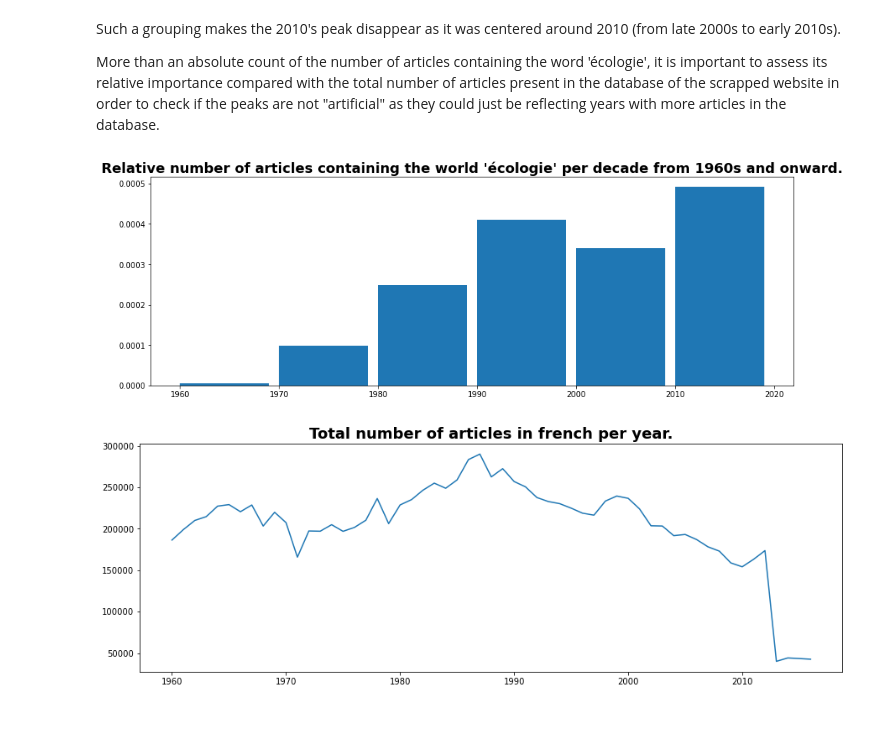
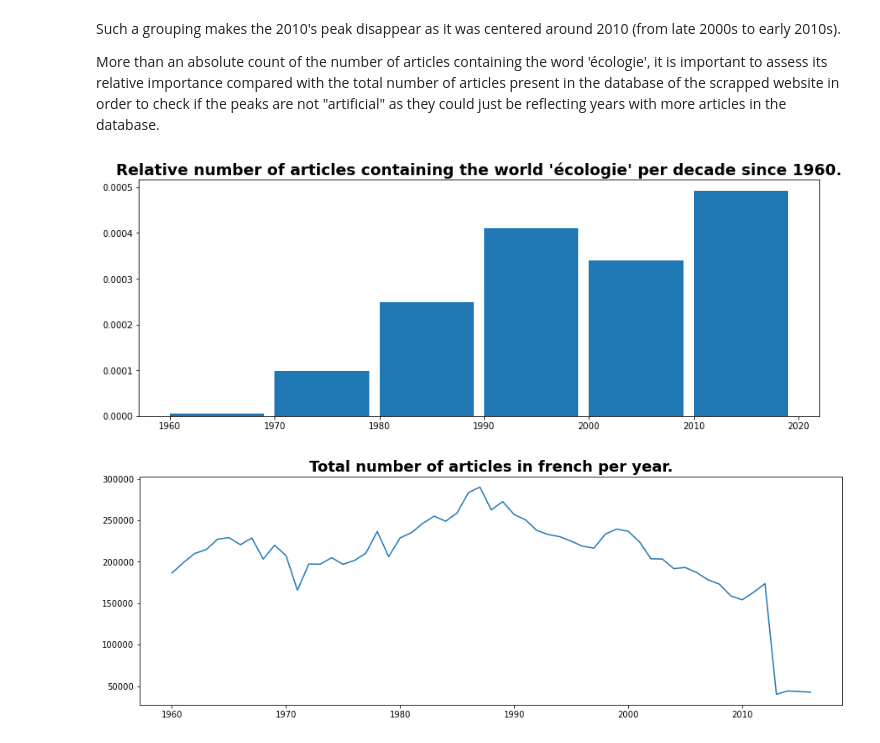
Before and after one commit to arobaselisa/Newspapers_Ecology_Analysis, a Jupyter notebook: Exploration.ipynb, the cells around one changed output. Cells and saved outputs as stored; diff of their text form; code cells hidden in the pictures.

```diff
--- a/Exploration.ipynb
+++ b/Exploration.ipynb
@@ -93,21 +110,21 @@ More than an absolute count of the number of articles containing the word 'écol
 # %%
 # total number of french articles on e-newspaperarchives.ch manually scrapped from 1960s to 2010s
 tot_articles_per_decade = np.array([2138059, 2023171, 2580757, 2340471, 1948820, 660912])
 rel_articles_per_decade_60 = articles_per_decade[articles_per_decade.keys() > 1955]/tot_articles_per_decade
 
-plt.figure(figsize=(15,5))
+plt.figure(figsize=(14,5))
 plt.bar(rel_articles_per_decade_60.index
         , rel_articles_per_decade_60
         , width=9
         , align='edge'
        )
 
 plt.title(
-    "Relative number of articles containing the world 'écologie' per decade from 1960s and onward."
+    "Relative number of articles containing the world 'écologie' per decade since 1960."
     , weight='semibold'
     , fontsize = 18
 )
 
 plt.show()
 # %% [output]
-[figure, old version]
+[figure, new version]
```
Also changed, not shown: parts of 17 cells of this notebook.
